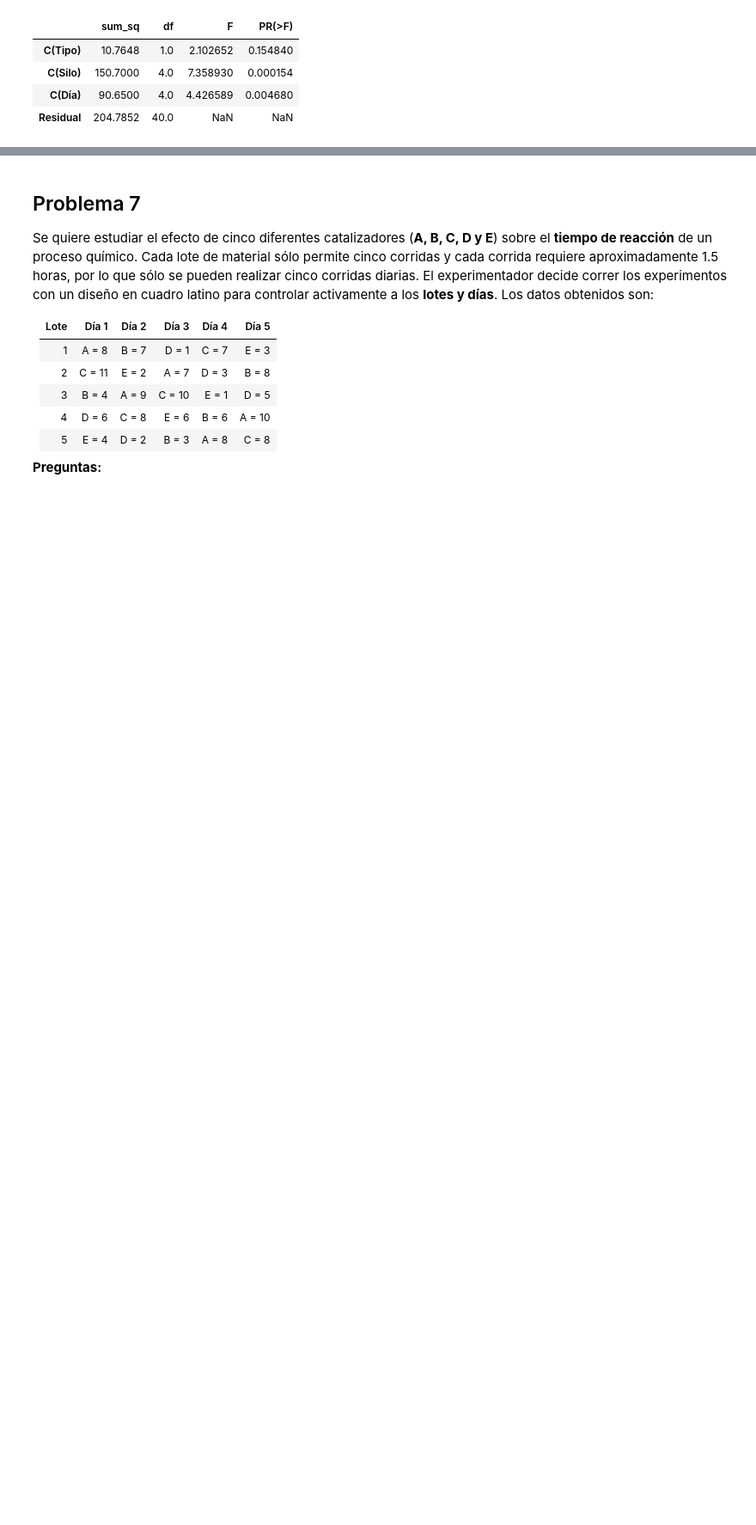
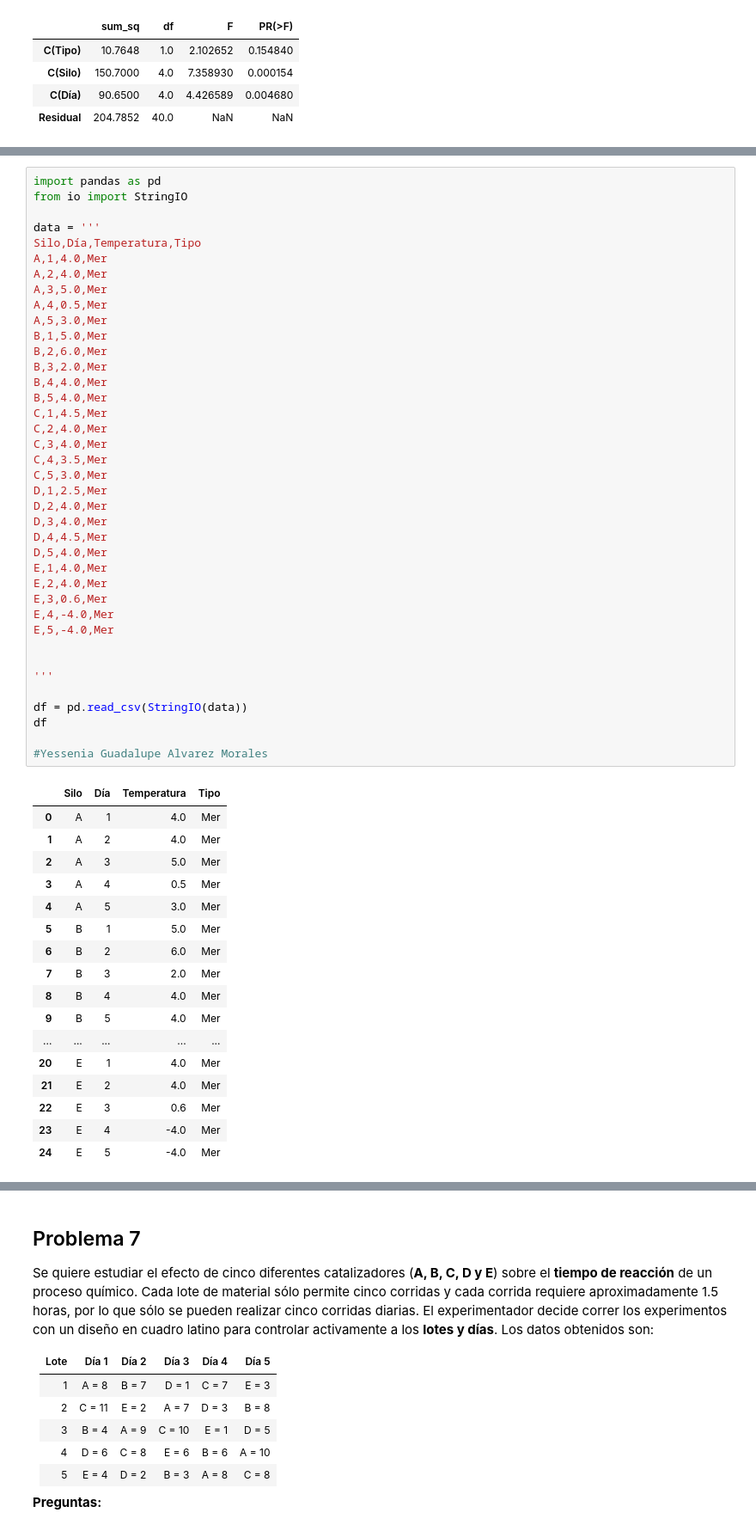
Before and after one commit to yessss28/Estadistica, a Jupyter notebook: ProblemarioU5.ipynb, the cells around one changed output, grey strips where cells are left out. Shown at 86% size. Saved outputs shown, nothing was run; the diff lists cells and outputs as text; blank space fills up the shorter version.

```diff
--- a/ProblemarioU5.ipynb
+++ b/ProblemarioU5.ipynb
@@ -1188,0 +1251,57 @@ Conclusión: Hay diferencias significativas: Día.
+# %%
+import pandas as pd
+from io import StringIO
+
+data = '''
+Silo,Día,Temperatura,Tipo
+A,1,4.0,Mer
+A,2,4.0,Mer
+A,3,5.0,Mer
+A,4,0.5,Mer
+A,5,3.0,Mer
+B,1,5.0,Mer
+B,2,6.0,Mer
+B,3,2.0,Mer
+B,4,4.0,Mer
+B,5,4.0,Mer
+C,1,4.5,Mer
+C,2,4.0,Mer
+C,3,4.0,Mer
+C,4,3.5,Mer
+C,5,3.0,Mer
+D,1,2.5,Mer
+D,2,4.0,Mer
+D,3,4.0,Mer
+D,4,4.5,Mer
+D,5,4.0,Mer
+E,1,4.0,Mer
+E,2,4.0,Mer
+E,3,0.6,Mer
+E,4,-4.0,Mer
+E,5,-4.0,Mer
+
+
+'''
+
+df = pd.read_csv(StringIO(data))
+df
+
+#Yessenia Guadalupe Alvarez Morales
+# %% [output]
+|  | Silo | Día | Temperatura | Tipo |
+| 0 | A | 1 | 4.0 | Mer |
+| 1 | A | 2 | 4.0 | Mer |
+| 2 | A | 3 | 5.0 | Mer |
+| 3 | A | 4 | 0.5 | Mer |
+| 4 | A | 5 | 3.0 | Mer |
+| 5 | B | 1 | 5.0 | Mer |
+| 6 | B | 2 | 6.0 | Mer |
+| 7 | B | 3 | 2.0 | Mer |
+| 8 | B | 4 | 4.0 | Mer |
+| 9 | B | 5 | 4.0 | Mer |
+| ... | ... | ... | ... | ... |
+| 20 | E | 1 | 4.0 | Mer |
+| 21 | E | 2 | 4.0 | Mer |
+| 22 | E | 3 | 0.6 | Mer |
+| 23 | E | 4 | -4.0 | Mer |
+| 24 | E | 5 | -4.0 | Mer |
```
Also changed, not shown: parts of 34 cells of this notebook.
